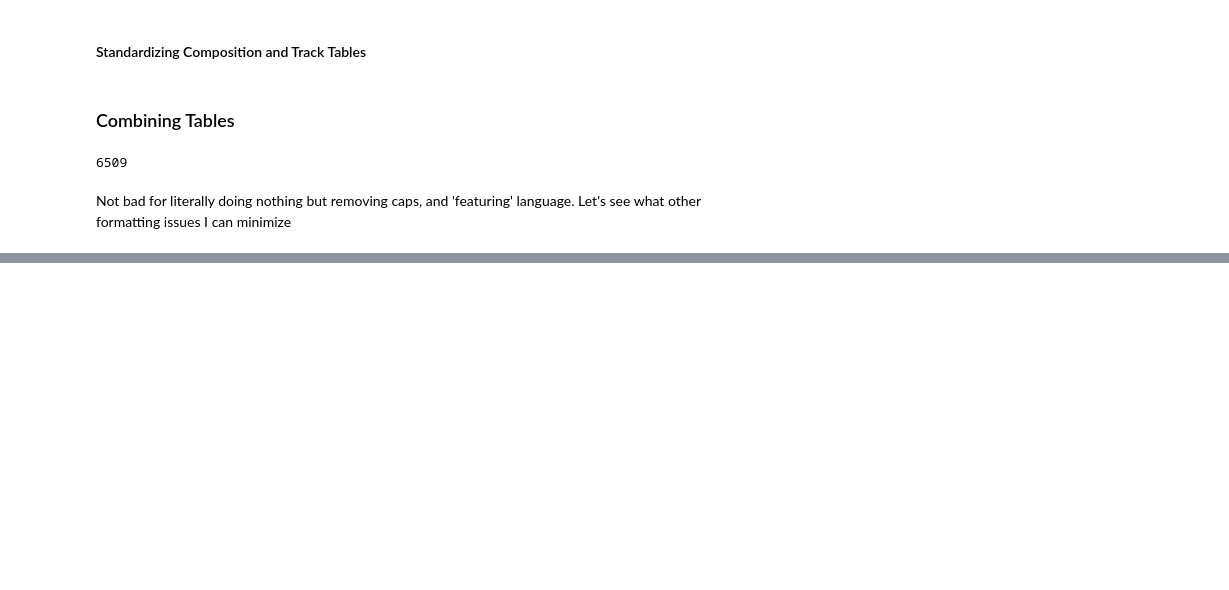
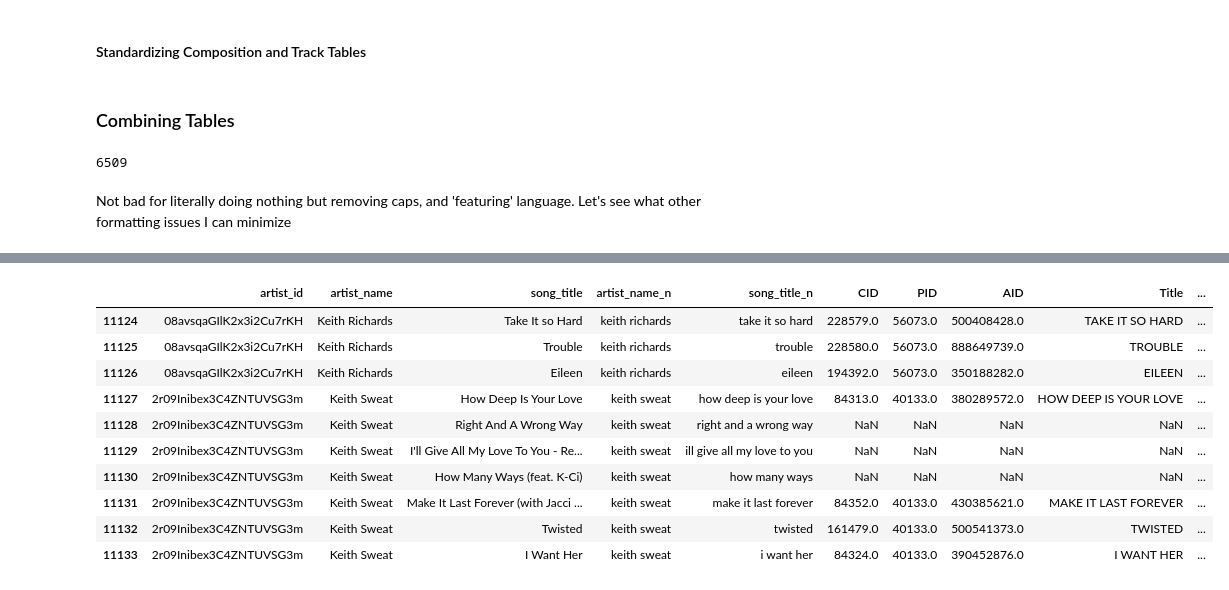
Before and after one commit to jonjohnsontc/songwriter-graph, a Jupyter notebook: notebooks/matching_songs.ipynb, the cells around one changed output, grey strips where cells are left out. Cells and saved outputs as stored; diff of their text form; code cells hidden in the pictures; blank space fills up the shorter version.

Commit message:
more song matching

```diff
--- a/notebooks/matching_songs.ipynb
+++ b/notebooks/matching_songs.ipynb
@@ -131,0 +364,17 @@ track_list[['artist_name_n', 'song_title_n']]
+# %%
+track_list.drop(['song_id', 'album_release_date','duration_ms', 'explicit',
+                 'linked_album', 'danceability',
+                 'energy', 'key', 'loudness', 'mode', 'speechiness', 'acousticness',
+                 'instrumentalness', 'liveness', 'valence', 'tempo', 'time_signature',
+                 'key_changes', 'mean_song_conf', 'mean_loudness', 'mean_mode',
+                 'mean_mode_conf', 'mean_tempo', 'mean_tempo_conf', 'var_song_conf',
+                 'var_loudness', 'var_mode', 'var_mode_conf', 'var_tempo',
+                 'var_tempo_conf', 'tm_dim_1', 'tm_dim_2', 'tm_dim_3', 'tm_dim_4',
+                 'tm_dim_5', 'tm_dim_6', 'tm_dim_7', 'tm_dim_8', 'tm_dim_9', 'tm_dim_10',
+                 'tm_dim_11', 'tm_dim_12', 'tv_dim_1', 'tv_dim_2', 'tv_dim_3',
+                 'tv_dim_4', 'tv_dim_5', 'tv_dim_6', 'tv_dim_7', 'tv_dim_8', 'tv_dim_9',
+                  'tv_dim_10', 'tv_dim_11', 'tv_dim_12', 'pm_dim_1', 'pm_dim_2',
+                  'pm_dim_3', 'pm_dim_4', 'pm_dim_5', 'pm_dim_6', 'pm_dim_7', 'pm_dim_8',
+                 'pm_dim_9', 'pm_dim_10', 'pm_dim_11', 'pm_dim_12', 'pv_dim_1',
+                 'pv_dim_2', 'pv_dim_3', 'pv_dim_4', 'pv_dim_5', 'pv_dim_6', 'pv_dim_7',
+                 'pv_dim_8', 'pv_dim_9', 'pv_dim_10', 'pv_dim_11', 'pv_dim_12'] ,1, inplace=True)
@@ -131,0 +383,3 @@ track_list[['artist_name_n', 'song_title_n']]
+# %%
+lol_test_2 = pd.merge(track_list, full_comps, how='left', left_on=['artist_name_n', 'song_title_n'],
+                      right_on=['Performer_n', 'Title_n'])
@@ -131,0 +406,14 @@ track_list[['artist_name_n', 'song_title_n']]
+# %%
+lol_test_2.iloc[11124:11134]
+# %% [output]
+|  | artist_id | artist_name | song_title | artist_name_n | song_title_n | CID | PID | AID | Title | ... |
+| 11124 | 08avsqaGIlK2x3i2Cu7rKH | Keith Richards | Take It so Hard | keith richards | take it so hard | 228579.0 | 56073.0 | 500408428.0 | TAKE IT SO HARD | ... |
+| 11125 | 08avsqaGIlK2x3i2Cu7rKH | Keith Richards | Trouble | keith richards | trouble | 228580.0 | 56073.0 | 888649739.0 | TROUBLE | ... |
+| 11126 | 08avsqaGIlK2x3i2Cu7rKH | Keith Richards | Eileen | keith richards | eileen | 194392.0 | 56073.0 | 350188282.0 | EILEEN | ... |
+| 11127 | 2r09Inibex3C4ZNTUVSG3m | Keith Sweat | How Deep Is Your Love | keith sweat | how deep is your love | 84313.0 | 40133.0 | 380289572.0 | HOW DEEP IS YOUR LOVE | ... |
+| 11128 | 2r09Inibex3C4ZNTUVSG3m | Keith Sweat | Right And A Wrong Way | keith sweat | right and a wrong way | NaN | NaN | NaN | NaN | ... |
+| 11129 | 2r09Inibex3C4ZNTUVSG3m | Keith Sweat | I'll Give All My Love To You - Re... | keith sweat | ill give all my love to you | NaN | NaN | NaN | NaN | ... |
+| 11130 | 2r09Inibex3C4ZNTUVSG3m | Keith Sweat | How Many Ways (feat. K-Ci) | keith sweat | how many ways | NaN | NaN | NaN | NaN | ... |
+| 11131 | 2r09Inibex3C4ZNTUVSG3m | Keith Sweat | Make It Last Forever (with Jacci ... | keith sweat | make it last forever | 84352.0 | 40133.0 | 430385621.0 | MAKE IT LAST FOREVER | ... |
+| 11132 | 2r09Inibex3C4ZNTUVSG3m | Keith Sweat | Twisted | keith sweat | twisted | 161479.0 | 40133.0 | 500541373.0 | TWISTED | ... |
+| 11133 | 2r09Inibex3C4ZNTUVSG3m | Keith Sweat | I Want Her | keith sweat | i want her | 84324.0 | 40133.0 | 390452876.0 | I WANT HER | ... |
```
Also changed, not shown: parts of 53 cells of this notebook.
